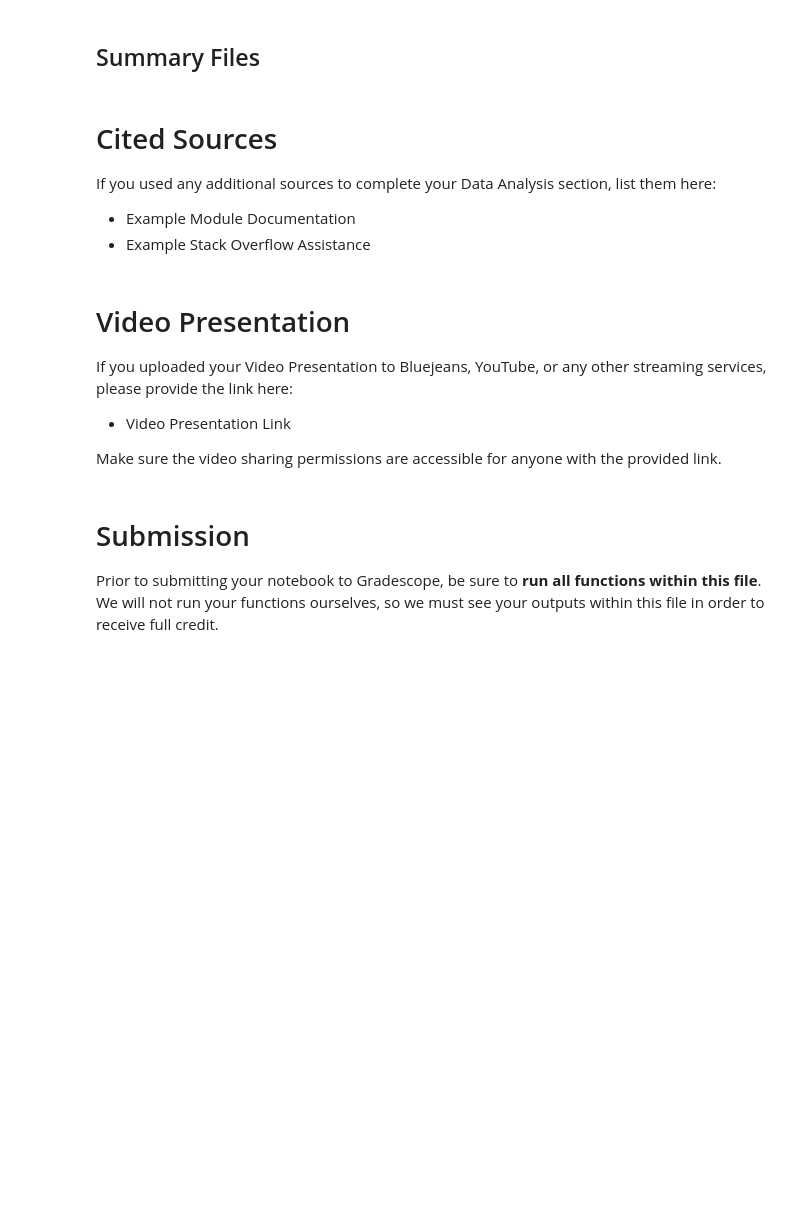
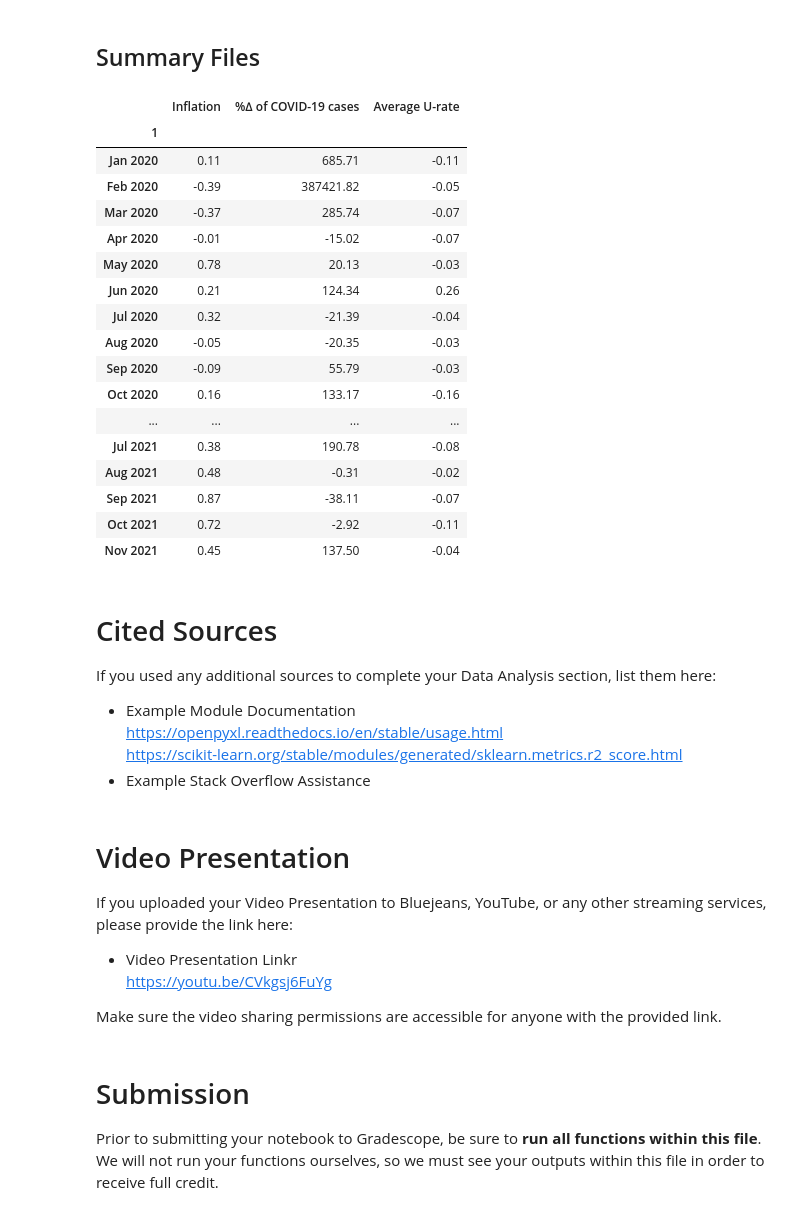
Before and after one commit to 0522kevin/CS-2316, a Jupyter notebook: Project/PhaseIII.ipynb, the cells around one changed output. Saved outputs shown, nothing was run; the diff lists cells and outputs as text; code cells hidden in the pictures; blank space fills up the shorter version.

```diff
--- a/Project/PhaseIII.ipynb
+++ b/Project/PhaseIII.ipynb
@@ -489,3 +743,61 @@ summary1()
+# %%
+import csv
+import numpy as np
+import pandas as pd
+
+def summary1():
+    with open('Average CPI-pc.csv', 'r') as fin:
+        reader = pd.DataFrame(list(csv.reader(fin))[1:])
+        average = reader.iloc[0, 1:].astype(float).round(2).values.tolist()
+        months = reader.iloc[1, 1:]
+
+    with open('COVID-pc.csv', 'r') as fin:
+        covid = pd.DataFrame(list(csv.reader(fin))[1:])
+        covid.drop([0, 1], axis = 1, inplace = True)
+        covid = covid[2].astype(float).round(2).values.tolist()
+
+    with open('U-pc.csv', 'r') as fin:
+        u_rate = pd.DataFrame(list(csv.reader(fin))[1:])
+        u_rate = u_rate.drop([0], axis = 1, inplace = False)
+
+    with open('U-highschool-pc.csv', 'r') as fin:
+        u_high_rate = pd.DataFrame(list(csv.reader(fin))[1:])
+        u_high_rate = u_high_rate.drop([0], axis = 1, inplace = False)
+
+    with open('U-college-pc.csv', 'r') as fin:
+        u_college_rate = pd.DataFrame(list(csv.reader(fin))[1:])
+        u_college_rate = u_college_rate.drop([0], axis = 1, inplace = False)
+
+    u_combined = u_rate.append(u_high_rate).append(u_college_rate)
+    u_combined[2] = u_combined[2].astype(float)
+    u_combined = u_combined.groupby(1).mean().round(2)[2].values.tolist()
+
+    combine = pd.DataFrame({'Inflation': average[12:], '%∆ of COVID-19 cases': covid, 'Average U-rate': u_combined}, index = months[12:])
+    combine.to_csv('combined.csv')
+
+    return combine
+
+############ Function Call ############
+summary1()
+# %% [output]
+|  | Inflation | %∆ of COVID-19 cases | Average U-rate |
+| 1 |  |  |  |
+| Jan 2020 | 0.11 | 685.71 | -0.11 |
+| Feb 2020 | -0.39 | 387421.82 | -0.05 |
+| Mar 2020 | -0.37 | 285.74 | -0.07 |
+| Apr 2020 | -0.01 | -15.02 | -0.07 |
+| May 2020 | 0.78 | 20.13 | -0.03 |
+| Jun 2020 | 0.21 | 124.34 | 0.26 |
+| Jul 2020 | 0.32 | -21.39 | -0.04 |
+| Aug 2020 | -0.05 | -20.35 | -0.03 |
+| Sep 2020 | -0.09 | 55.79 | -0.03 |
+| Oct 2020 | 0.16 | 133.17 | -0.16 |
+| ... | ... | ... | ... |
+| Jul 2021 | 0.38 | 190.78 | -0.08 |
+| Aug 2021 | 0.48 | -0.31 | -0.02 |
+| Sep 2021 | 0.87 | -38.11 | -0.07 |
+| Oct 2021 | 0.72 | -2.92 | -0.11 |
+| Nov 2021 | 0.45 | 137.50 | -0.04 |
 # %% [markdown]
 # Cited Sources
 
@@ -493,6 +805,8 @@ If you used any additional sources to complete your Data Analysis section, list
 
 
 *   Example Module Documentation
+<br>https://openpyxl.readthedocs.io/en/stable/usage.html
+<br>https://scikit-learn.org/stable/modules/generated/sklearn.metrics.r2_score.html
 *   Example Stack Overflow Assistance
 # %% [markdown]
 # Video Presentation
@@ -500,7 +814,8 @@ If you used any additional sources to complete your Data Analysis section, list
 If you uploaded your Video Presentation to Bluejeans, YouTube, or any other streaming services, please provide the link here:
 
 
-*   Video Presentation Link
+*   Video Presentation Linkr
+<br>https://youtu.be/CVkgsj6FuYg
 
 
 Make sure the video sharing permissions are accessible for anyone with the provided link.
```
Also changed, not shown: parts of 36 cells of this notebook, 1 other file.
